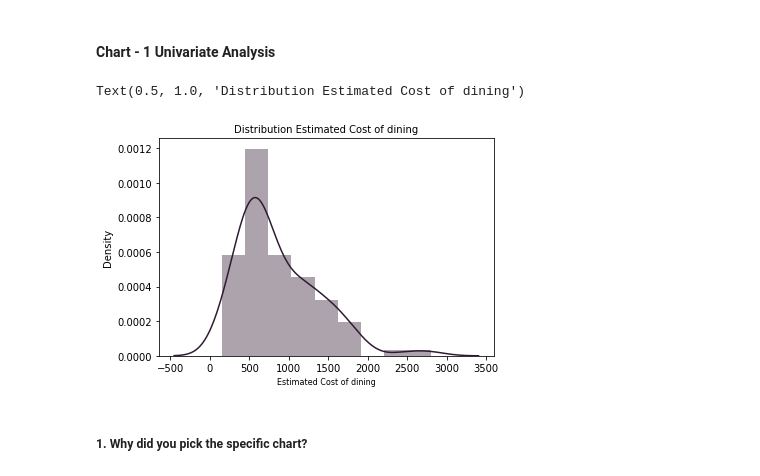
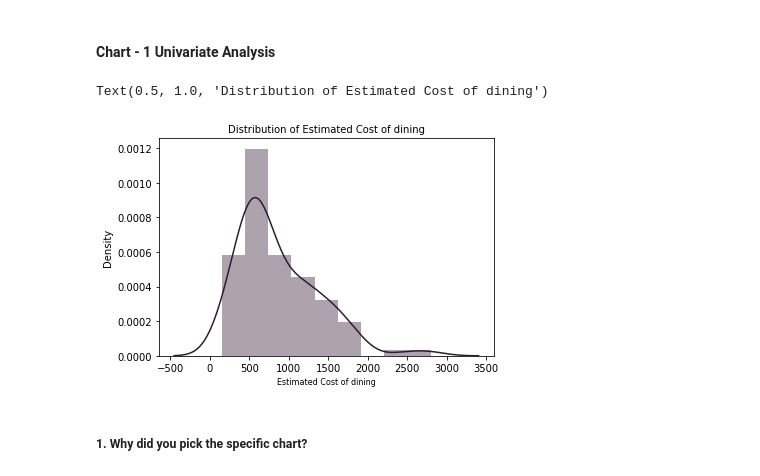
Before and after one commit to saumyadash9/Zomato-Restaurant-Clustering-And-Sentiment-Analysis, a Jupyter notebook: Saumya_Dash_Zomato_Restaurant_Clustering_And_Sentiment_Analysis.ipynb, the cells around one changed output. Saved outputs shown, nothing was run; the diff lists cells and outputs as text; code cells hidden in the pictures.

```diff
--- a/Saumya_Dash_Zomato_Restaurant_Clustering_And_Sentiment_Analysis.ipynb
+++ b/Saumya_Dash_Zomato_Restaurant_Clustering_And_Sentiment_Analysis.ipynb
@@ -635,11 +643,11 @@ df1.describe()
 # %%
 #Vizualizing the distribution of Cost of Dining using distplot.
 sns.distplot(x=df1['Cost'], color = '#301934')
 plt.xlabel('Estimated Cost of dining',size=8)
-plt.title('Distribution Estimated Cost of dining',size=10)
+plt.title('Distribution of Estimated Cost of dining',size=10)
 # %% [output]
-Text(0.5, 1.0, 'Distribution Estimated Cost of dining')
+Text(0.5, 1.0, 'Distribution of Estimated Cost of dining')
-[figure, old version]
+[figure, new version]
 # %% [markdown]
 ##### 1. Why did you pick the specific chart?
 # %% [markdown]
```
Also changed, not shown: parts of 141 cells of this notebook.
